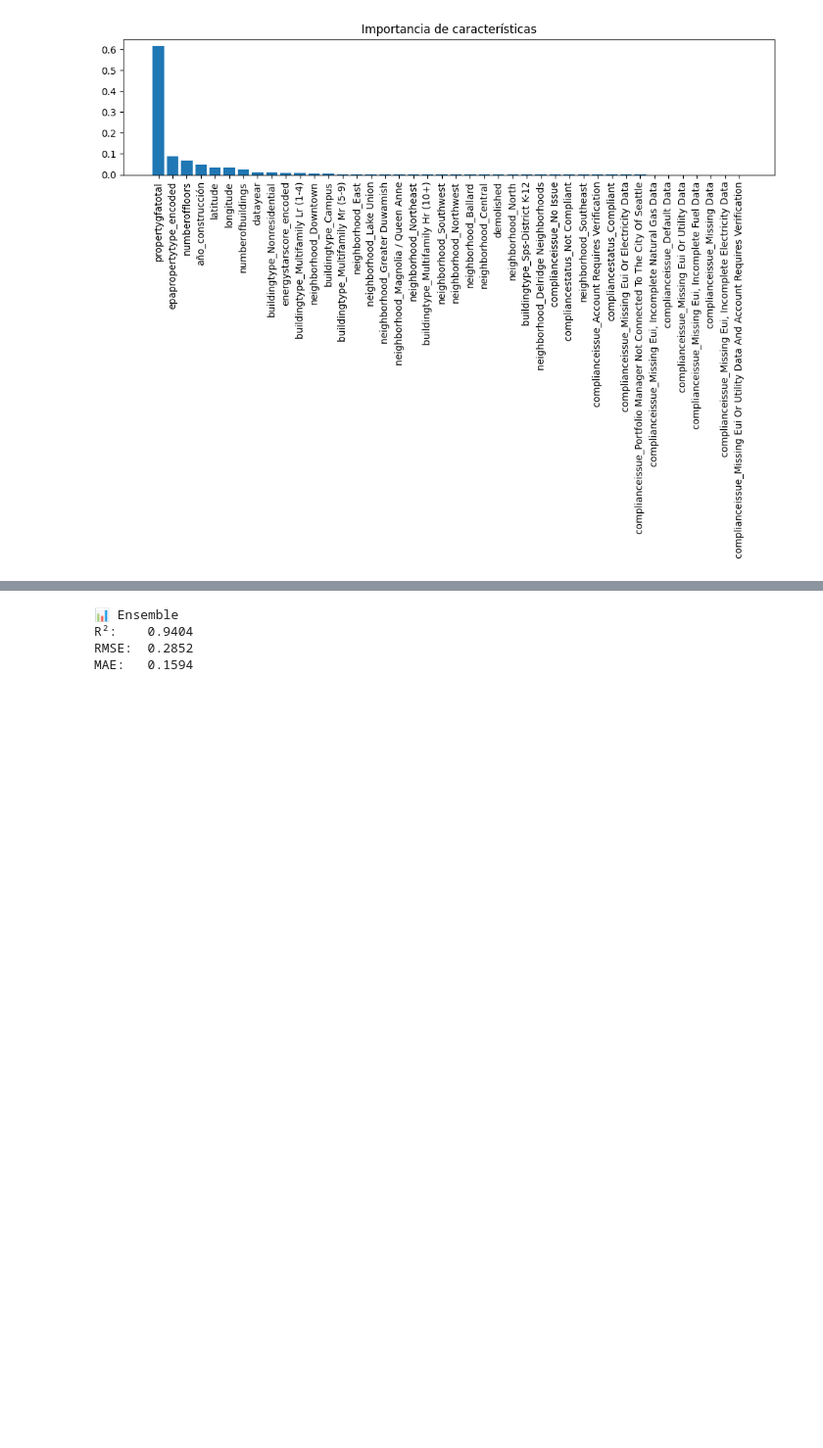
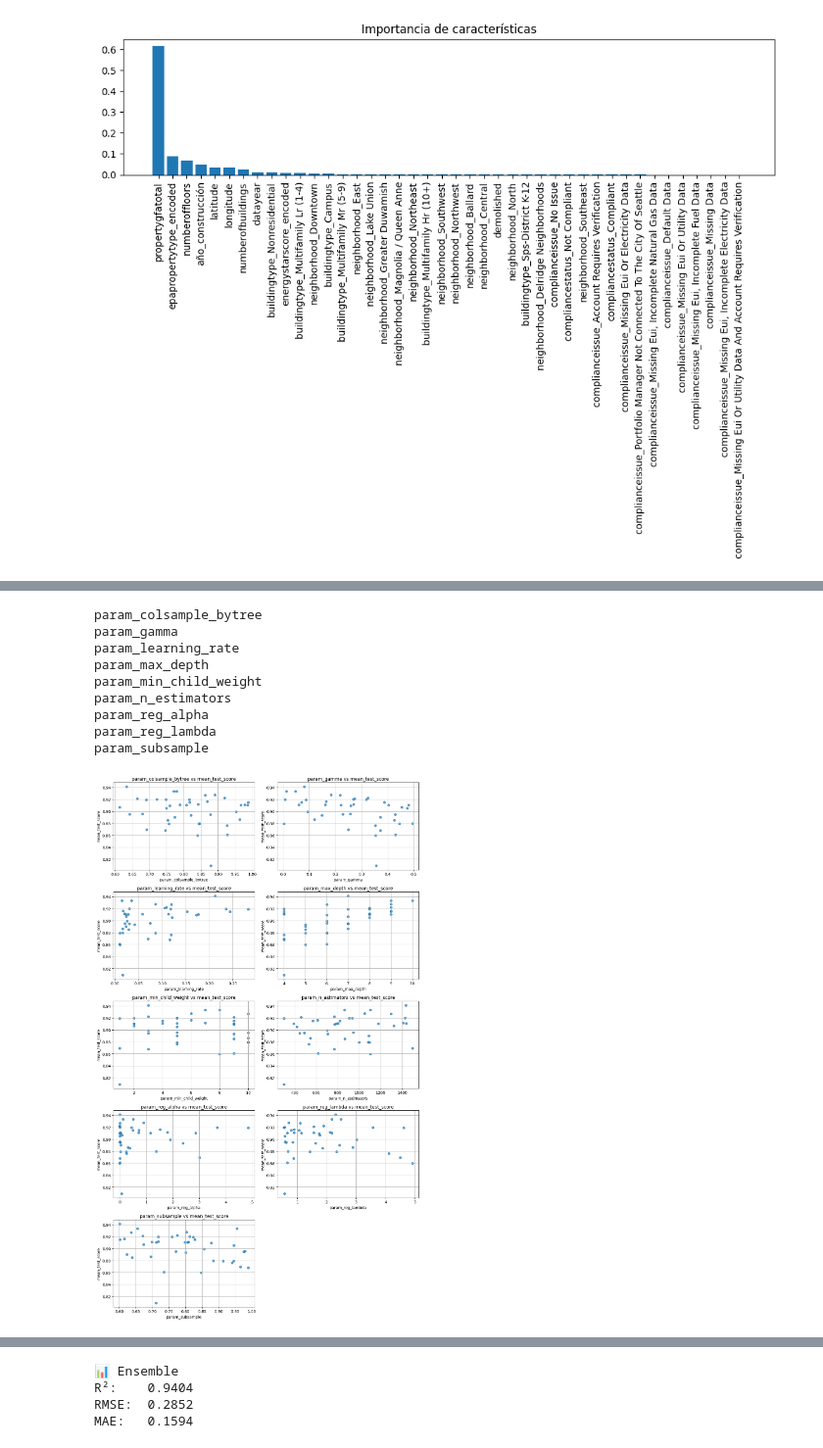
Before and after one commit to LLAES07/seatle, a Jupyter notebook: Notebooks/Proyecto.ipynb, the cells around one changed output, grey strips where cells are left out. Shown at 98% size. Saved outputs shown, nothing was run; the diff lists cells and outputs as text; code cells hidden in the pictures; blank space fills up the shorter version.

```diff
--- a/Notebooks/Proyecto.ipynb
+++ b/Notebooks/Proyecto.ipynb
@@ -1084,11 +1108,11 @@ from sklearn.metrics import make_scorer, r2_score
 import scipy.stats as stats
 # Parámetros para Random Forest
 params = {
-    'n_estimators': stats.randint(100, 500),
-    'max_depth': stats.randint(5, 35),
-    'min_samples_split': stats.randint(2, 11),
-    'min_samples_leaf': stats.randint(1, 5),
-    'max_features': stats.uniform(0.3, 0.7),
+    'n_estimators': stats.randint(0, 1500),
+    'max_depth': stats.randint(5, 60),
+    'min_samples_split': stats.randint(2, 50),
+    'min_samples_leaf': stats.randint(1, 50),
+    'max_features': stats.uniform(0.2, 0.7),
     'bootstrap': [True, False]
 
 }
@@ -1100,7 +1124,7 @@ model = RandomForestRegressor(random_state=42)
 random_search = RandomizedSearchCV(
     estimator=model,
     param_distributions=params,
-    n_iter=30,
+    n_iter=50,
     scoring='r2',
     cv=5,
     n_jobs=-1,
@@ -1112,7 +1136,7 @@ random_search = RandomizedSearchCV(
 random_search.fit(X_train, y_train.values.ravel())
 
 # Mejor modelo
-print("🔍 Mejor combinación de parámetros:")
+print("Mejores parámetros:")
 print(random_search.best_params_)
-print(f"✅ Mejor score (R²): {random_search.best_score_:.4f}")
+print(f" Mejor score r2: {random_search.best_score_:.4f}")
 # %% [output]
@@ -1330 +1359,41 @@ MAE:   0.2202
 ------------------------------
+# %%
+random_search_results_xgboost = pd.DataFrame(random_search.cv_results_)
+# %%
+params_to_show = [col for col in random_search_results_xgboost.columns if 'param' in col and random_search_results_xgboost[col].dtype != np.bool_]
+params_to_show = params_to_show[:-1]
+# %%
+random_search_results_xgboost.sort_values(by='mean_test_score')
+
+
+col_n = 2
+row_n = int(np.ceil(len(params_to_show) / col_n))
+
+fig, axes = plt.subplots(row_n, col_n, figsize=(12, 4 * row_n))
+axes = axes.flatten()
+
+# Graficar cada parámetro vs mean_test_score
+for i, col in enumerate(params_to_show):
+    print(col)
+    axes[i].scatter(random_search_results_xgboost[col], random_search_results_xgboost['mean_test_score'], alpha=0.7)
+    axes[i].set_title(f'{col} vs mean_test_score')
+    axes[i].set_xlabel(col)
+    axes[i].set_ylabel('mean_test_score')
+    axes[i].grid(True)
+
+for j in range(i + 1, len(axes)):
+    axes[j].set_visible(False)
+
+plt.tight_layout()
+plt.show()
+# %% [output]
+param_colsample_bytree
+param_gamma
+param_learning_rate
+param_max_depth
+param_min_child_weight
+param_n_estimators
+param_reg_alpha
+param_reg_lambda
+param_subsample
+[figure, added]
```
Also changed, not shown: parts of 12 cells of this notebook.
